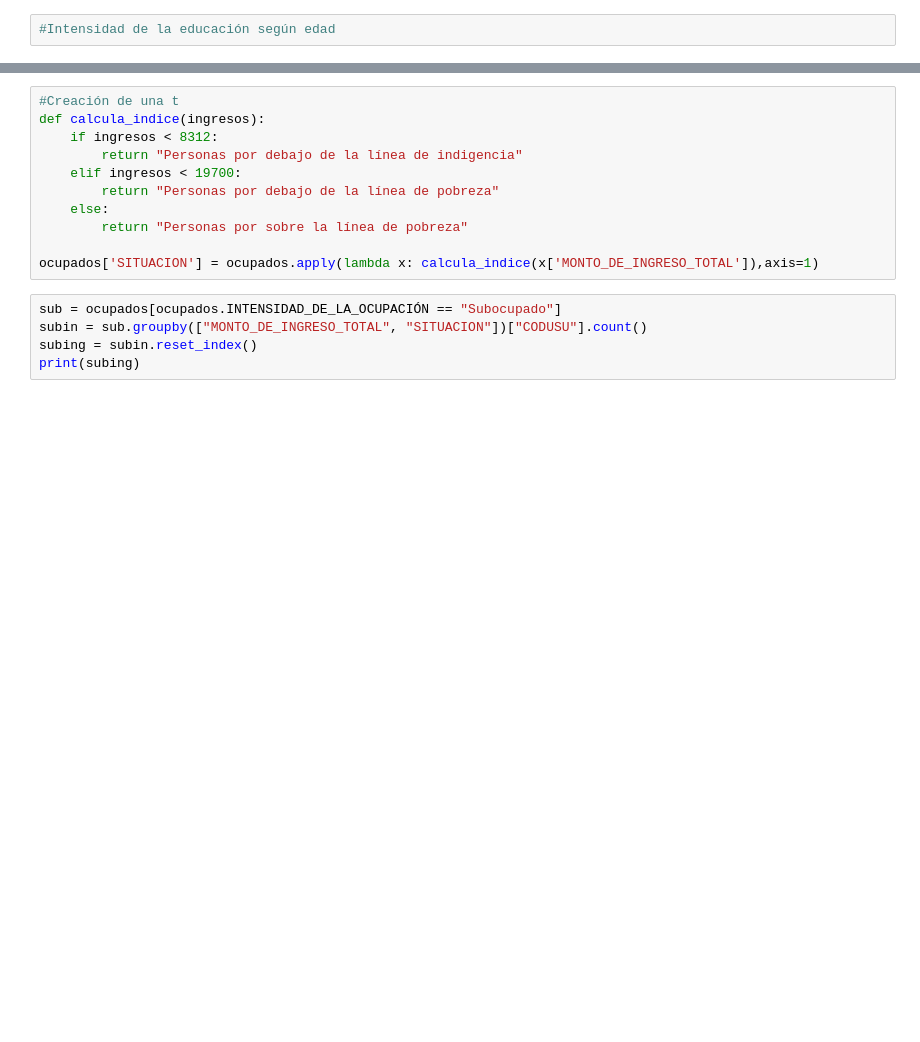
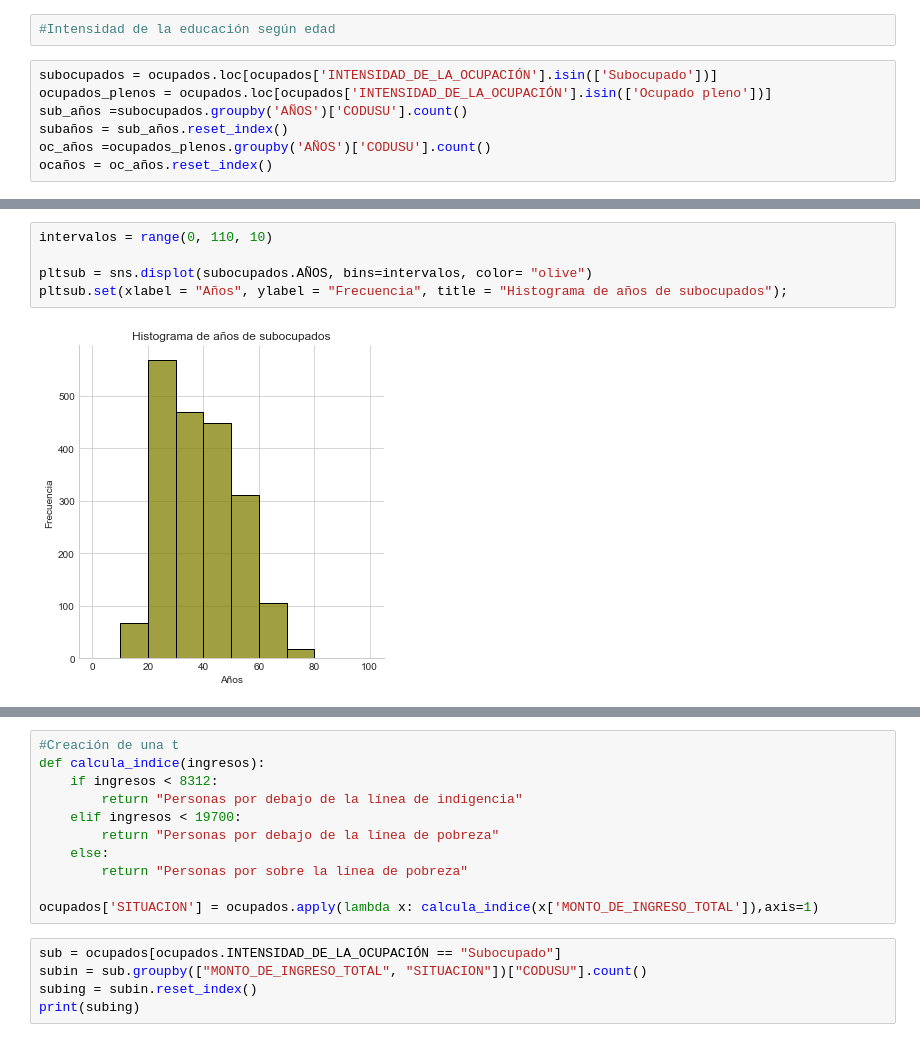
Before and after one commit to VioleCP/EPH-subocupacion, a Jupyter notebook: Subocupación Argentina.ipynb, the cells around one changed output, grey strips where cells are left out. Saved outputs shown, nothing was run; the diff lists cells and outputs as text; blank space fills up the shorter version.

```diff
--- a/Subocupación Argentina.ipynb
+++ b/Subocupación Argentina.ipynb
@@ -574,3 +567,10 @@ plt.show()
 # %%
 #Intensidad de la educación según edad
+# %%
+subocupados = ocupados.loc[ocupados['INTENSIDAD_DE_LA_OCUPACIÓN'].isin(['Subocupado'])]
+ocupados_plenos = ocupados.loc[ocupados['INTENSIDAD_DE_LA_OCUPACIÓN'].isin(['Ocupado pleno'])]
+sub_años =subocupados.groupby('AÑOS')['CODUSU'].count()
+subaños = sub_años.reset_index()
+oc_años =ocupados_plenos.groupby('AÑOS')['CODUSU'].count()
+ocaños = oc_años.reset_index()
 # %%
@@ -580,0 +602,7 @@ plt.set(xlabel = "Intensidad de ocupación", ylabel = "Edad");
+# %%
+intervalos = range(0, 110, 10)
+
+pltsub = sns.displot(subocupados.AÑOS, bins=intervalos, color= "olive")
+pltsub.set(xlabel = "Años", ylabel = "Frecuencia", title = "Histograma de años de subocupados");
+# %% [output]
+[figure, added]
```
Also changed, not shown: parts of 30 cells of this notebook.
